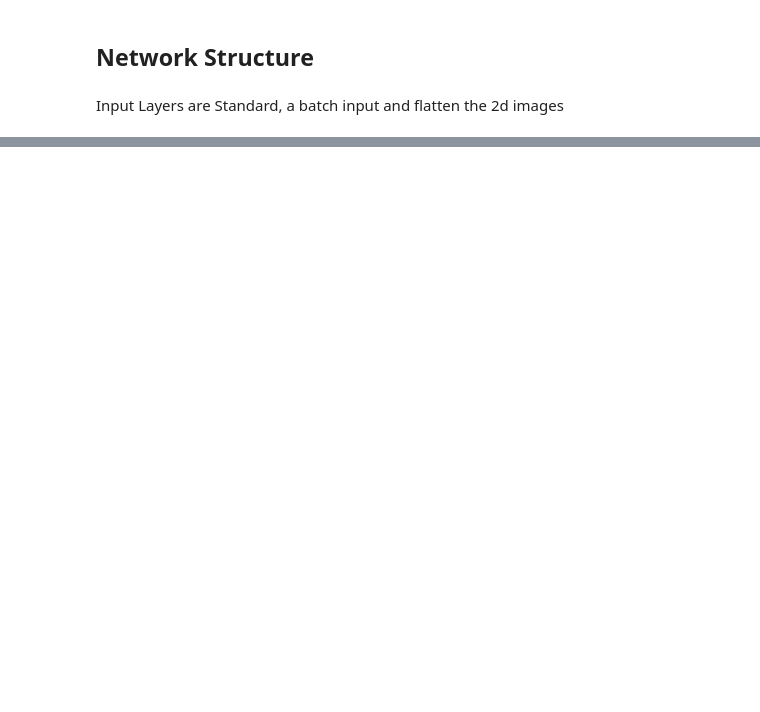
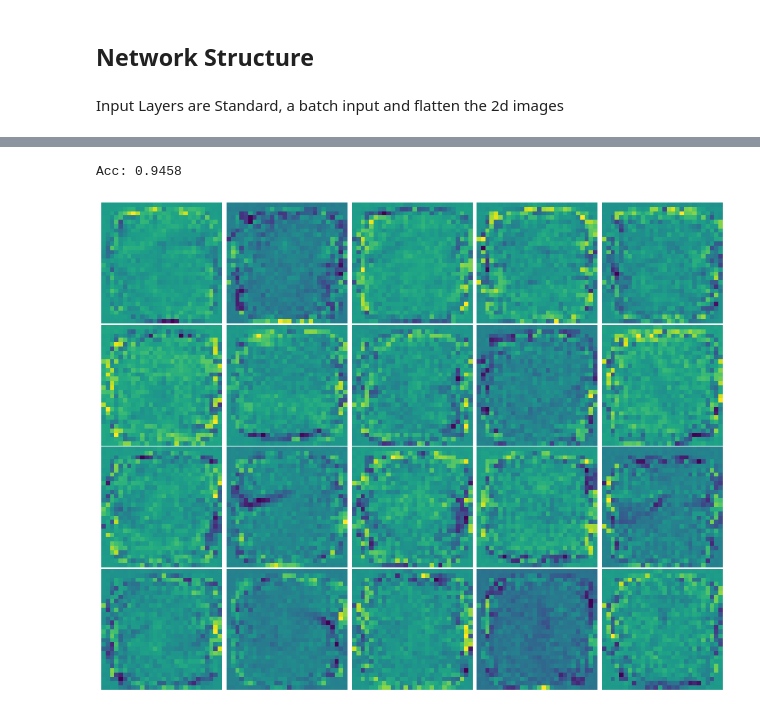
Before and after one commit to zombie-einstein/adverse_subnets, a Jupyter notebook: Design.ipynb, the cells around one changed output, grey strips where cells are left out. Drawn from its saved outputs; the diff is of its cells as text; code cells hidden in the pictures; blank space fills up the shorter version.

```diff
--- a/Design.ipynb
+++ b/Design.ipynb
@@ -254,0 +141,17 @@ Label 9
+# %%
+def full_test(adv_wt, epochs=100, batch_size=100):
+    model, mods = build_model(IMAGE_SHAPE, 5, 4, adv_weight=adv_wt)
+    hist = model.fit(x_train,
+                 {'output': y_train_oh, 'avg_adver': np.ones((y_train.shape[0], 1))},
+                 batch_size=batch_size,
+                 epochs=epochs,
+                 verbose=0)
+    res = model.predict(x_test)
+    p = np.argmax(res[0], axis=1)
+    print('Acc: {}'.format(np.sum(p == y_test)/float(y_test.shape[0])))
+    plot_weights(mods)
+# %%
+full_test(0.0)
+# %% [output]
+Acc: 0.9458
+[figure, added]
```
Also changed, not shown: parts of 57 cells of this notebook.
